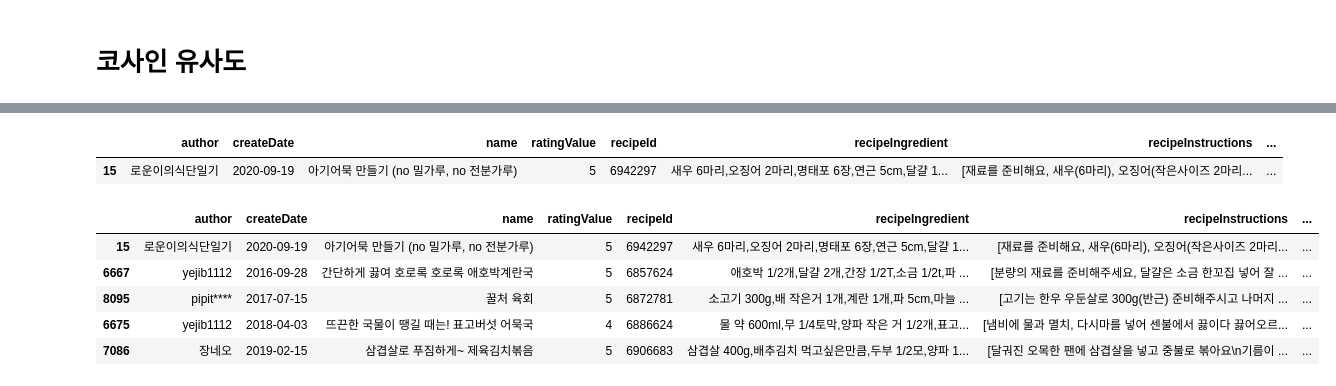
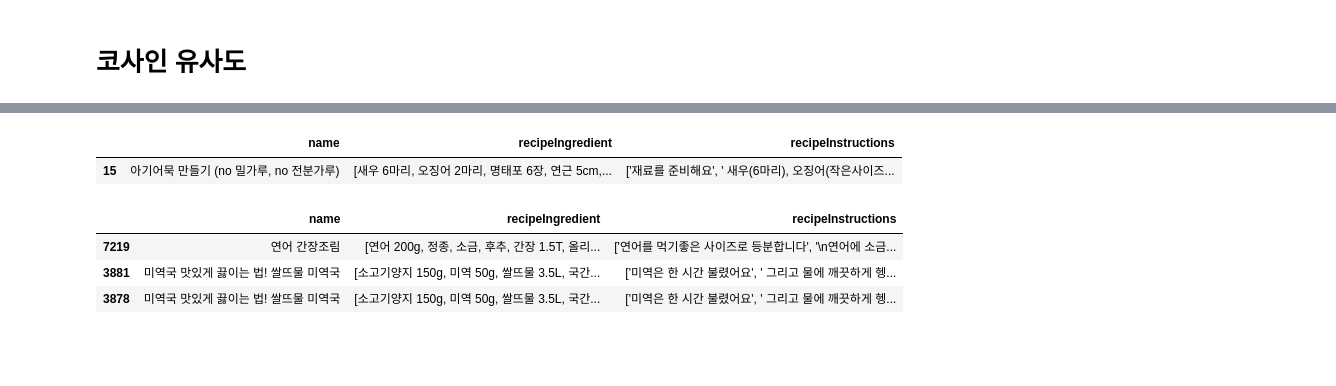
Before and after one commit to Food-link-temporary/recipe-model, a Jupyter notebook: recipe.ipynb, the cells around one changed output, grey strips where cells are left out. Cells and saved outputs as stored; diff of their text form; code cells hidden in the pictures; blank space fills up the shorter version.

Commit message:
update: cosine similarity functions

```diff
--- a/recipe.ipynb
+++ b/recipe.ipynb
@@ -232,5 +225,5 @@ data.head()
 # %%
-from sklearn.feature_extraction.text import CountVectorizer, TfidfVectorizer
+from sklearn.feature_extraction.text import TfidfVectorizer
 from sklearn.metrics.pairwise import cosine_similarity
 import numpy as np
 import pandas as pd
@@ -240,18 +233,23 @@ def get_cosine_similarity(df: pd.DataFrame, column: str) -> np.ndarray:
     특정 열에 대한 코사인 유사도를 반환하는 메소드
     """
 
+    df = df.copy()
+    df[column] = df[column].apply(lambda x: x if isinstance(x, str) else ', '.join(x))
     tokenized_data = df[column].fillna('')
     vectorizer = TfidfVectorizer()
     array = vectorizer.fit_transform(tokenized_data).todense()
     return cosine_similarity(array, array)
 # %%
-def make_similar_index(df: pd.DataFrame) -> np.ndarray:
+def make_similar_index(df: pd.DataFrame, title=True, ingredients=True) -> np.ndarray:
     """
     코사인 유사도 합을 반환하는 메소드
     """
 
-    similarity = get_cosine_similarity(df, "mergeIngredient")
+    if not (title and ingredients): ingredients = True
+    title_similarity = get_cosine_similarity(df, "name") if title else 0
+    ingredients_similarity = get_cosine_similarity(df, "recipeIngredient") if ingredients else 0
+    similarity = title_similarity + ingredients_similarity
     return similarity.argsort()[:, ::-1]
 
-SIMILAR_INDEX = make_similar_index(data)
-SIMILAR_INDEX
+# SIMILAR_INDEX = make_similar_index(data)
+# SIMILAR_INDEX
@@ -266,30 +256,38 @@ array([[   0, 1296,  546, ..., 3852, 3846, 3131],
 # %%
-def get_similar_places(base_df: pd.DataFrame, target_df: pd.DataFrame, column: str, num_display=5) -> pd.DataFrame:
+from typing import Dict
+RECIPE_KEYS = ["foodName", "ingredients", "recipe"]
+DB_KEYS = ["name", "recipeIngredient", "recipeInstructions"]
+
+def get_similar_recipes(recipe: Dict[str,str], df: pd.DataFrame, num_display=3) -> pd.DataFrame:
     """
     코사인 유사도에 기반하여 특정 조건을 만족하는 행과 유사한 데이터프레임을 반환하는 메소드
     """
 
-    value = target_df.iloc[0][column]
-    index = base_df[base_df[column] == value].index.values
-    max_index = min(num_display*2, len(base_df))
+    recipes = insert_recipe(recipe, df)
+    max_index = min(num_display, len(recipes))
 
-    similar_df = base_df.loc[SIMILAR_INDEX[index,1:max_index][0]]
-    target_df = target_df.append(similar_df)
-    target_df.drop_duplicates([column], inplace=True)
+    similar_index = make_similar_index(recipes, title=(len(recipe["foodName"])>0))
+    similar_df = recipes.loc[similar_index[0,1:max_index+1]]
+    return similar_df
 
-    return target_df.iloc[:num_display] if len(target_df) > num_display else target_df
+def insert_recipe(recipe: Dict[str,str], df: pd.DataFrame) -> pd.DataFrame:
+    recipes = df.copy()
+    recipe_info = [recipe[key] for key in RECIPE_KEYS]
+    recipes.loc[-1] = recipe_info
+    recipes.index = recipes.index+1
+    return recipes.sort_index()
 # %%
+data = data[DB_KEYS]
 data.iloc[[15]]
 # %% [output]
-|  | author | createDate | name | ratingValue | recipeId | recipeIngredient | recipeInstructions | ... |
-| 15 | 로운이의식단일기 | 2020-09-19 | 아기어묵 만들기 (no 밀가루, no 전분가루) | 5 | 6942297 | 새우 6마리,오징어 2마리,명태포 6장,연근 5cm,달걀 1... | [재료를 준비해요, 새우(6마리), 오징어(작은사이즈 2마리... | ... |
+|  | name | recipeIngredient | recipeInstructions |
+| 15 | 아기어묵 만들기 (no 밀가루, no 전분가루) | [새우 6마리, 오징어 2마리, 명태포 6장, 연근 5cm,... | ['재료를 준비해요', ' 새우(6마리), 오징어(작은사이즈... |
 # %%
-results = get_similar_places(data, data.iloc[[15]], "mergeIngredient")
+recipe = {"foodName":"연어 미역국", "ingredients":["물 6컵", "미역 1줌", "연어 1팩(200g)", "다진 파 1/2컵", "다진 마늘 1큰술", "소금, 후추 약간"], "recipe":["1. 미역은 찬물에 30분간 불린 후 물기를 꼭 짜서 준비합니다.","2. 연어는 한입 크기로 썰어 준비합니다.","3. 냄비에 물을 넣고 끓입니다.","4. 끓는 물에 미역을 넣고 2분간 끓입니다.","5. 연어와 파, 마늘을 넣고 5분간 끓입니다.","6. 소금, 후추로 간을 맞춘 후 불을 끕니다."]}
+results = get_similar_recipes(recipe, data)
 results
 # %% [output]
-|  | author | createDate | name | ratingValue | recipeId | recipeIngredient | recipeInstructions | ... |
-| 15 | 로운이의식단일기 | 2020-09-19 | 아기어묵 만들기 (no 밀가루, no 전분가루) | 5 | 6942297 | 새우 6마리,오징어 2마리,명태포 6장,연근 5cm,달걀 1... | [재료를 준비해요, 새우(6마리), 오징어(작은사이즈 2마리... | ... |
-| 6667 | yejib1112 | 2016-09-28 | 간단하게 끓여 호로록 호로록 애호박계란국 | 5 | 6857624 | 애호박 1/2개,달걀 2개,간장 1/2T,소금 1/2t,파 ... | [분량의 재료를 준비해주세요, 달걀은 소금 한꼬집 넣어 잘 ... | ... |
-| 8095 | pipit**** | 2017-07-15 | 꿀처 육회 | 5 | 6872781 | 소고기 300g,배 작은거 1개,계란 1개,파 5cm,마늘 ... | [고기는 한우 우둔살로 300g(반근) 준비해주시고 나머지 ... | ... |
-| 6675 | yejib1112 | 2018-04-03 | 뜨끈한 국물이 땡길 때는! 표고버섯 어묵국 | 4 | 6886624 | 물 약 600ml,무 1/4토막,양파 작은 거 1/2개,표고... | [냄비에 물과 멸치, 다시마를 넣어 센불에서 끓이다 끓어오르... | ... |
-| 7086 | 장네오 | 2019-02-15 | 삼겹살로 푸짐하게~ 제육김치볶음 | 5 | 6906683 | 삼겹살 400g,배추김치 먹고싶은만큼,두부 1/2모,양파 1... | [달궈진 오목한 팬에 삼겹살을 넣고 중불로 볶아요\n기름이 ... | ... |
+|  | name | recipeIngredient | recipeInstructions |
+| 7219 | 연어 간장조림 | [연어 200g, 정종, 소금, 후추, 간장 1.5T, 올리... | ['연어를 먹기좋은 사이즈로 등분합니다', '\n연어에 소금... |
+| 3881 | 미역국 맛있게 끓이는 법! 쌀뜨물 미역국 | [소고기양지 150g, 미역 50g, 쌀뜨물 3.5L, 국간... | ['미역은 한 시간 불렸어요', ' 그리고 물에 깨끗하게 헹... |
+| 3878 | 미역국 맛있게 끓이는 법! 쌀뜨물 미역국 | [소고기양지 150g, 미역 50g, 쌀뜨물 3.5L, 국간... | ['미역은 한 시간 불렸어요', ' 그리고 물에 깨끗하게 헹... |
```
Also changed, not shown: parts of 3 cells of this notebook.
